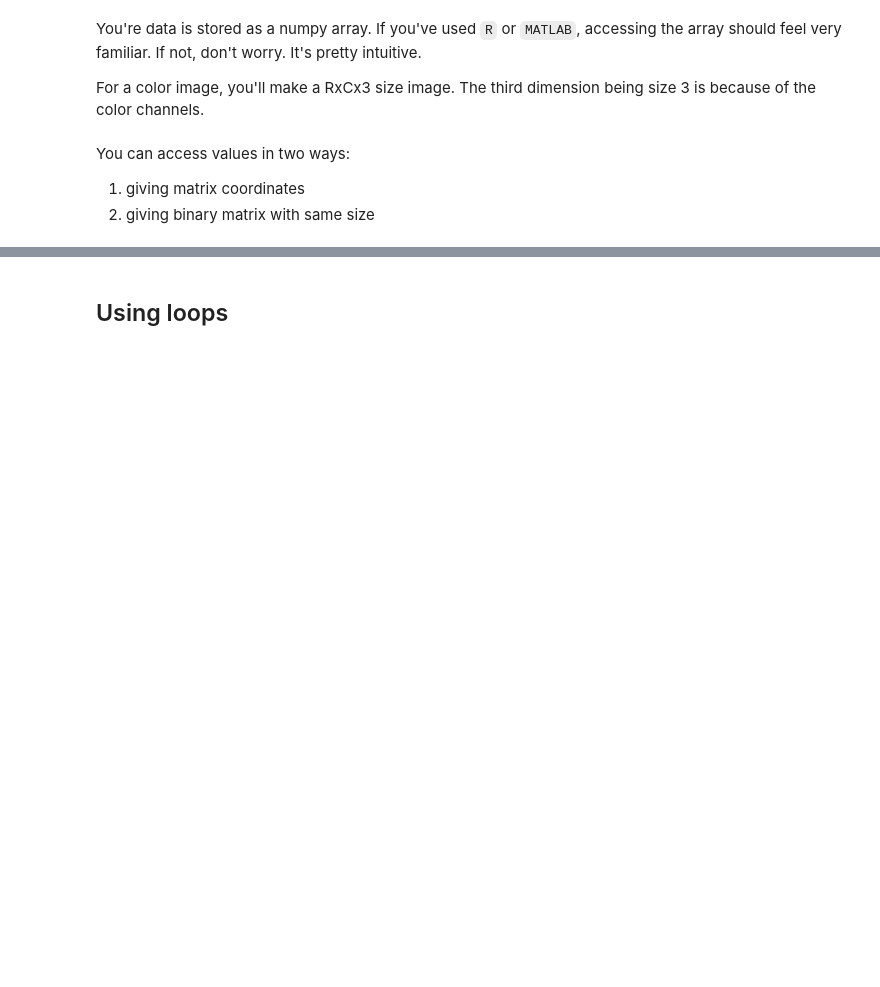
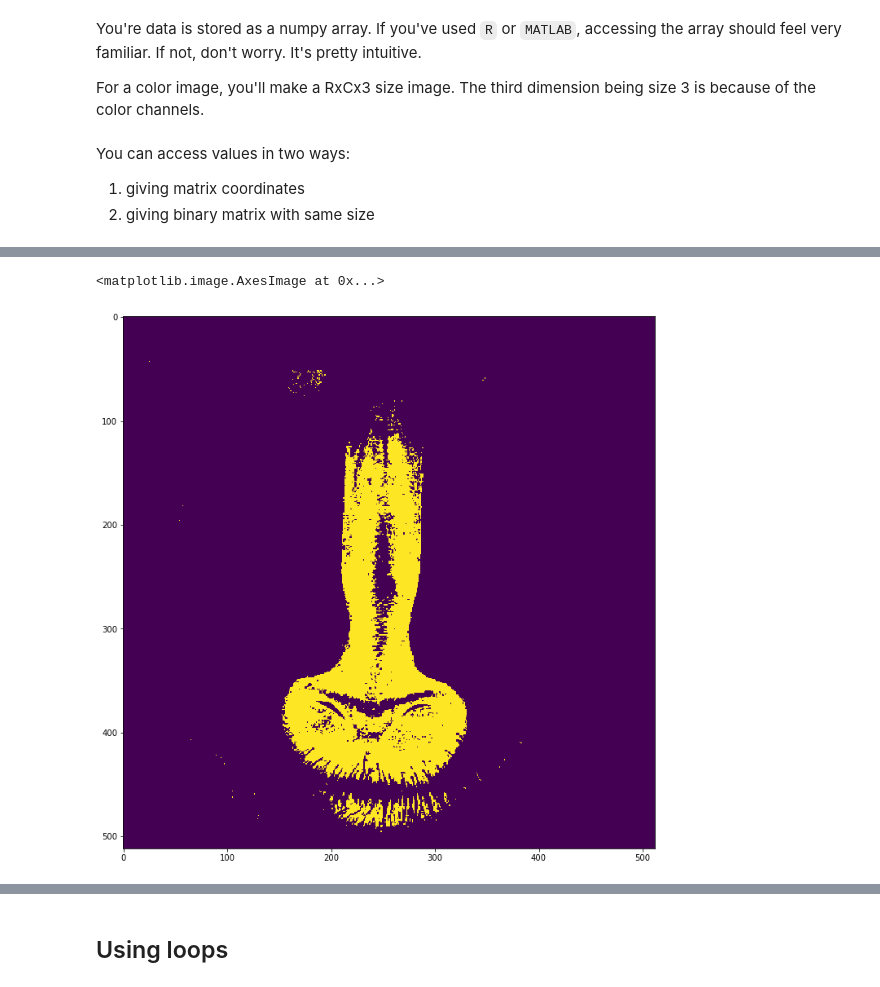
Before and after one commit to yidarvin/biomedin260, a Jupyter notebook: TAsessions/20170407.ipynb, the cells around one changed output, grey strips where cells are left out. Drawn from its saved outputs; the diff is of its cells as text; code cells hidden in the pictures; blank space fills up the shorter version.

```diff
--- a/TAsessions/20170407.ipynb
+++ b/TAsessions/20170407.ipynb
@@ -107,10 +157,13 @@ plt.imshow(img_crop)
 # %%
 # Binary matrix
 #Where is my image most red?
 img = img.astype(np.float32)
 img_red = (img[:,:,0] > 2*img[:,:,1]) & (img[:,:,0] > 2*img[:,:,2]) & (img[:,:,0] > 128)
 plt.cla()
-plt.imshow(img_red)
+plt.imshow(img_red * 5)
+# %% [output]
+<matplotlib.image.AxesImage at 0x...>
+[figure, added]
 # %%
 pixels_red = img[img_red]
 _ = plt.hist(pixels_red,color=('red','green','blue'))
```
Also changed, not shown: parts of 18 cells of this notebook.
